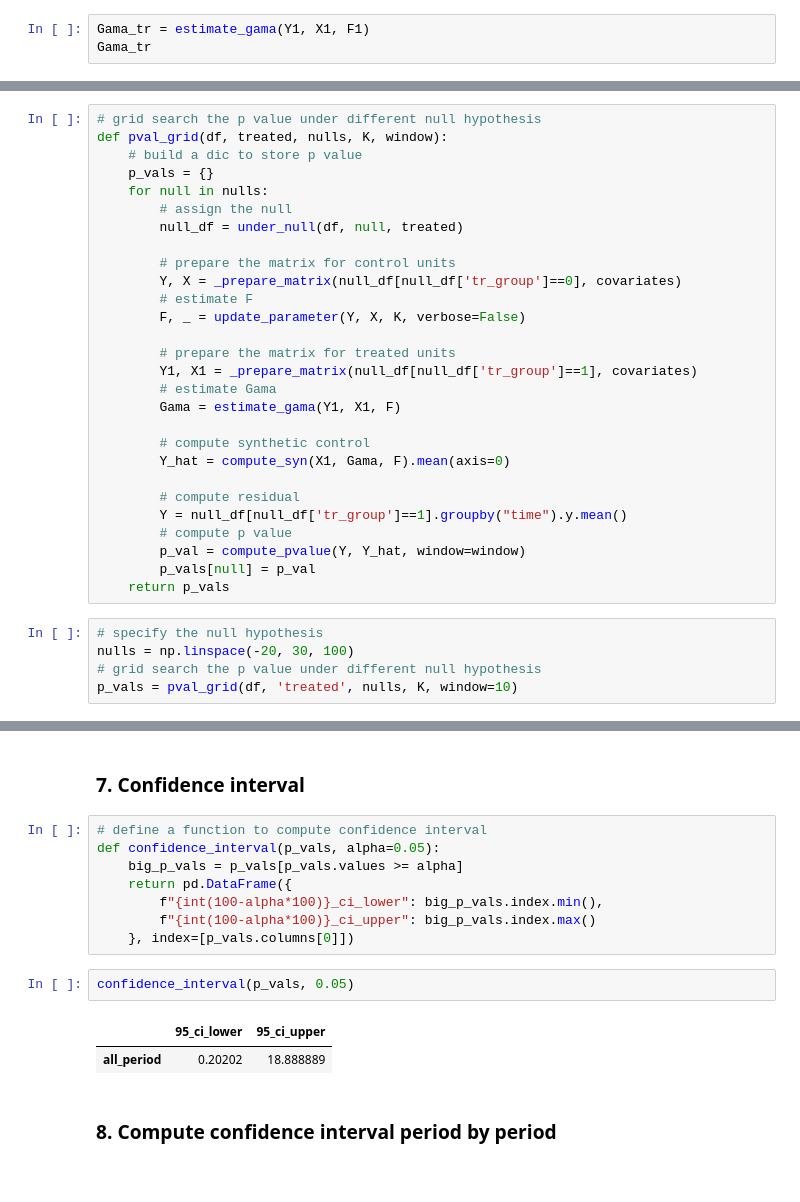
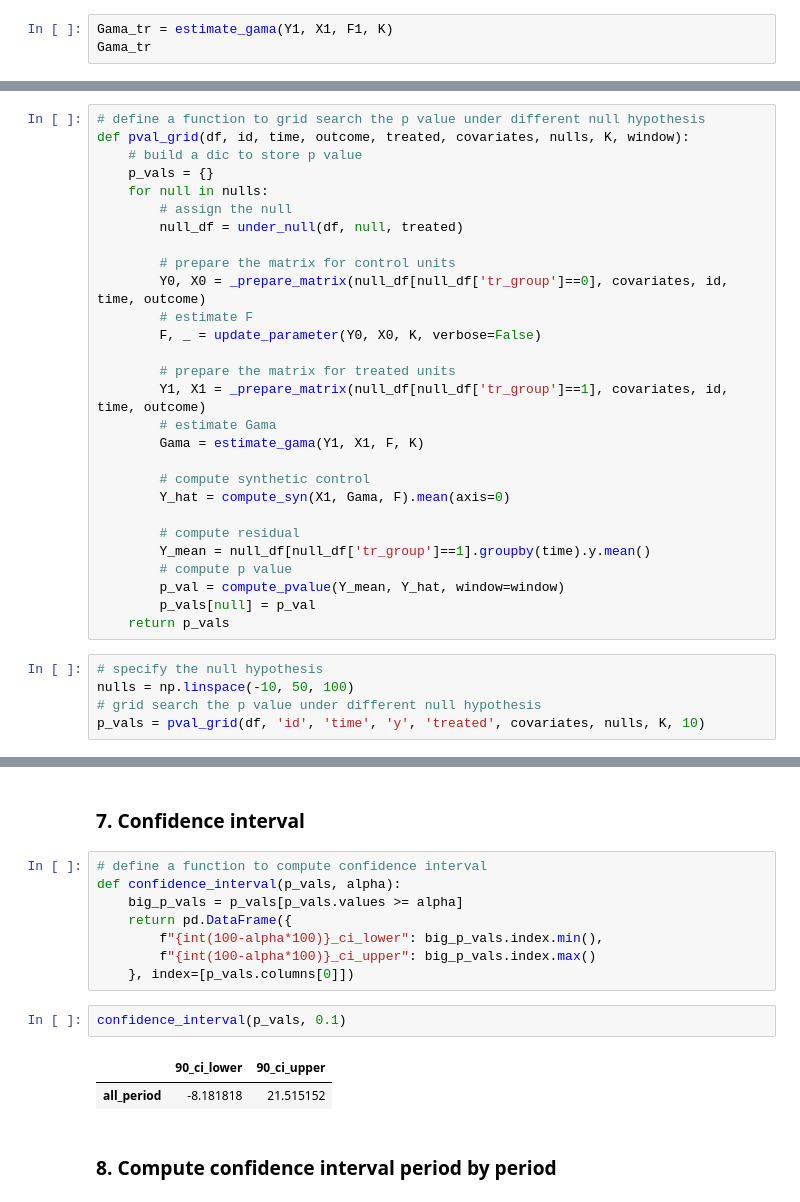
Before and after one commit to CongWang141/JMP, a Jupyter notebook: test4_conformal_inference.ipynb, the cells around one changed output, grey strips where cells are left out. Cells and saved outputs as stored; diff of their text form.

```diff
--- a/test4_conformal_inference.ipynb
+++ b/test4_conformal_inference.ipynb
@@ -162,6 +180,6 @@ def estimate_gama(Y, X, F1):
     Gama1 = _mldivide(denom, numer).reshape(L, K)
     return Gama1
 # %%
-Gama_tr = estimate_gama(Y1, X1, F1)
+Gama_tr = estimate_gama(Y1, X1, F1, K)
 Gama_tr
 # %% [output]
@@ -259,8 +278,8 @@ print("Under the null H0:0, the p value is", p_val)
 # %% [output]
 Under the null H0:0, the p value is 0.03333333333333333
 # %%
-# grid search the p value under different null hypothesis
-def pval_grid(df, treated, nulls, K, window):
+# define a function to grid search the p value under different null hypothesis
+def pval_grid(df, id, time, outcome, treated, covariates, nulls, K, window):
     # build a dic to store p value
     p_vals = {}
     for null in nulls:
@@ -268,29 +287,29 @@ def pval_grid(df, treated, nulls, K, window):
         null_df = under_null(df, null, treated)
 
         # prepare the matrix for control units
-        Y, X = _prepare_matrix(null_df[null_df['tr_group']==0], covariates)
+        Y0, X0 = _prepare_matrix(null_df[null_df['tr_group']==0], covariates, id, time, outcome)
         # estimate F
-        F, _ = update_parameter(Y, X, K, verbose=False)
+        F, _ = update_parameter(Y0, X0, K, verbose=False)
 
         # prepare the matrix for treated units
-        Y1, X1 = _prepare_matrix(null_df[null_df['tr_group']==1], covariates)
+        Y1, X1 = _prepare_matrix(null_df[null_df['tr_group']==1], covariates, id, time, outcome)
         # estimate Gama
-        Gama = estimate_gama(Y1, X1, F)
+        Gama = estimate_gama(Y1, X1, F, K)
 
         # compute synthetic control
         Y_hat = compute_syn(X1, Gama, F).mean(axis=0)
 
         # compute residual
-        Y = null_df[null_df['tr_group']==1].groupby("time").y.mean()
+        Y_mean = null_df[null_df['tr_group']==1].groupby(time).y.mean()
         # compute p value
-        p_val = compute_pvalue(Y, Y_hat, window=window)
+        p_val = compute_pvalue(Y_mean, Y_hat, window=window)
         p_vals[null] = p_val
     return p_vals
 # %%
 # specify the null hypothesis
-nulls = np.linspace(-20, 30, 100)
+nulls = np.linspace(-10, 50, 100)
 # grid search the p value under different null hypothesis
-p_vals = pval_grid(df, 'treated', nulls, K, window=10)
+p_vals = pval_grid(df, 'id', 'time', 'y', 'treated', covariates, nulls, K, 10)
 # %%
 # convert into dataframe
 p_vals = pd.DataFrame(p_vals, index=['all_period']).T
@@ -313,17 +332,17 @@ p_vals
 ### 7. Confidence interval
 # %%
 # define a function to compute confidence interval
-def confidence_interval(p_vals, alpha=0.05):
+def confidence_interval(p_vals, alpha):
     big_p_vals = p_vals[p_vals.values >= alpha]
     return pd.DataFrame({
         f"{int(100-alpha*100)}_ci_lower": big_p_vals.index.min(),
         f"{int(100-alpha*100)}_ci_upper": big_p_vals.index.max()
     }, index=[p_vals.columns[0]])
 # %%
-confidence_interval(p_vals, 0.05)
+confidence_interval(p_vals, 0.1)
 # %% [output]
-|  | 95_ci_lower | 95_ci_upper |
-| all_period | 0.20202 | 18.888889 |
+|  | 90_ci_lower | 90_ci_upper |
+| all_period | -8.181818 | 21.515152 |
 # %% [markdown]
 ### 8. Compute confidence interval period by period
 # %%
```
Also changed, not shown: parts of 24 cells of this notebook, 14 other files.
